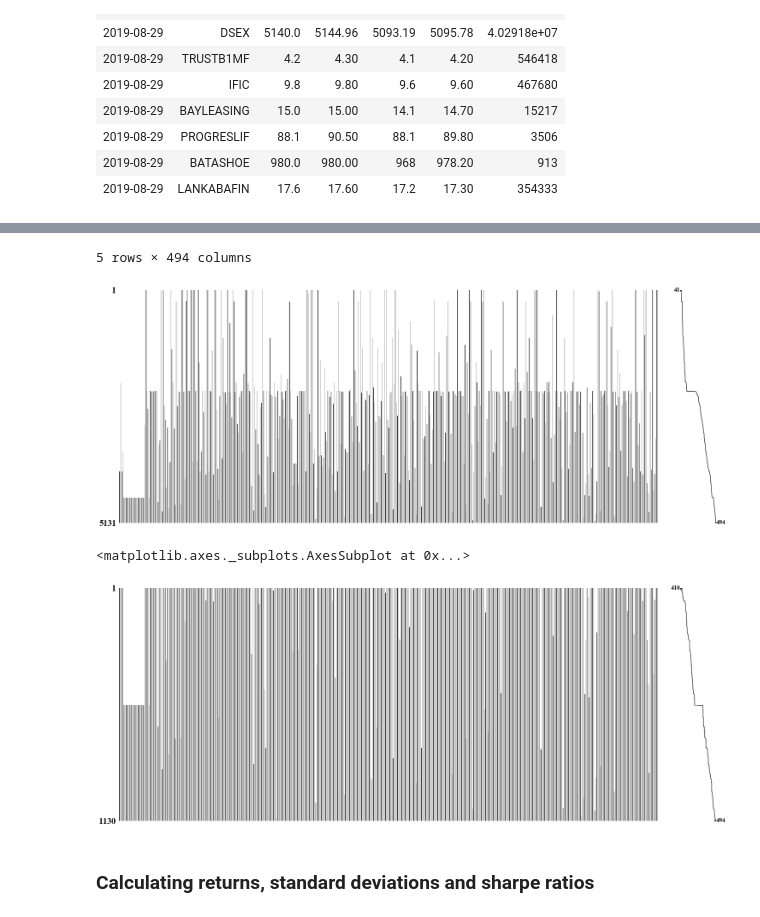
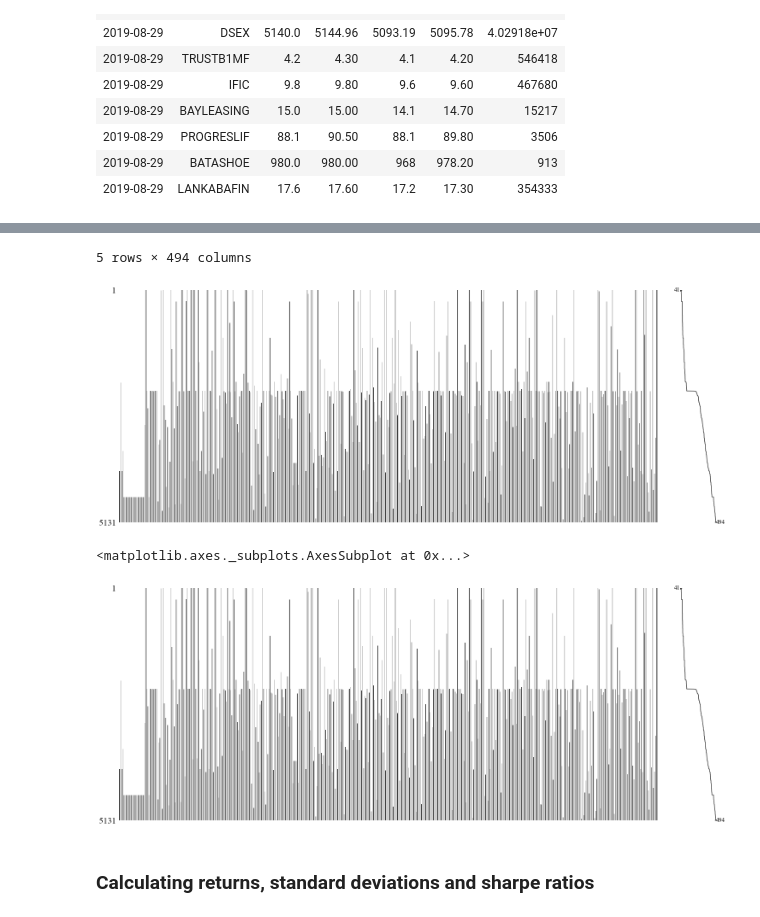
Before and after one commit to kalam360/dse-stock-analysis, a Jupyter notebook: sy-portfolio/optimal-portfolio-with-two-risky-asset.ipynb, the cells around one changed output, grey strips where cells are left out. Saved outputs shown, nothing was run; the diff lists cells and outputs as text; code cells hidden in the pictures.

```diff
--- a/sy-portfolio/optimal-portfolio-with-two-risky-asset.ipynb
+++ b/sy-portfolio/optimal-portfolio-with-two-risky-asset.ipynb
@@ -62,7 +62,7 @@ df_sorted.tail(10)
 df_pivoted = pd.pivot_table(df_sorted, values='close', index='date', columns='symbol')
 df_pivoted = df_pivoted.fillna(method="ffill")
 msno.matrix(df_pivoted)
-df_pivoted = df_pivoted.loc['2015-01-01':, :]
+df_pivoted = df_pivoted
 df_pivoted.head()
 # %% [output]
 | symbol | 00DS30 | 00DSEGEN | 00DSES | 00DSEX | 01.Bank | 02.Cement | 03.Ceramics_Sector | 04.Engineering | ... |
@@ -75,10 +75,10 @@ df_pivoted.head()
 5 rows × 494 columns
-[figure, old version]
+[figure, new version]
 # %%
 msno.matrix(df_pivoted)
 # %% [output]
 <matplotlib.axes._subplots.AxesSubplot at 0x...>
-[figure, old version]
+[figure, new version]
 # %% [markdown]
 ### Calculating returns, standard deviations and sharpe ratios
 # %%
```
Also changed, not shown: parts of 13 cells of this notebook, 8 other files.
